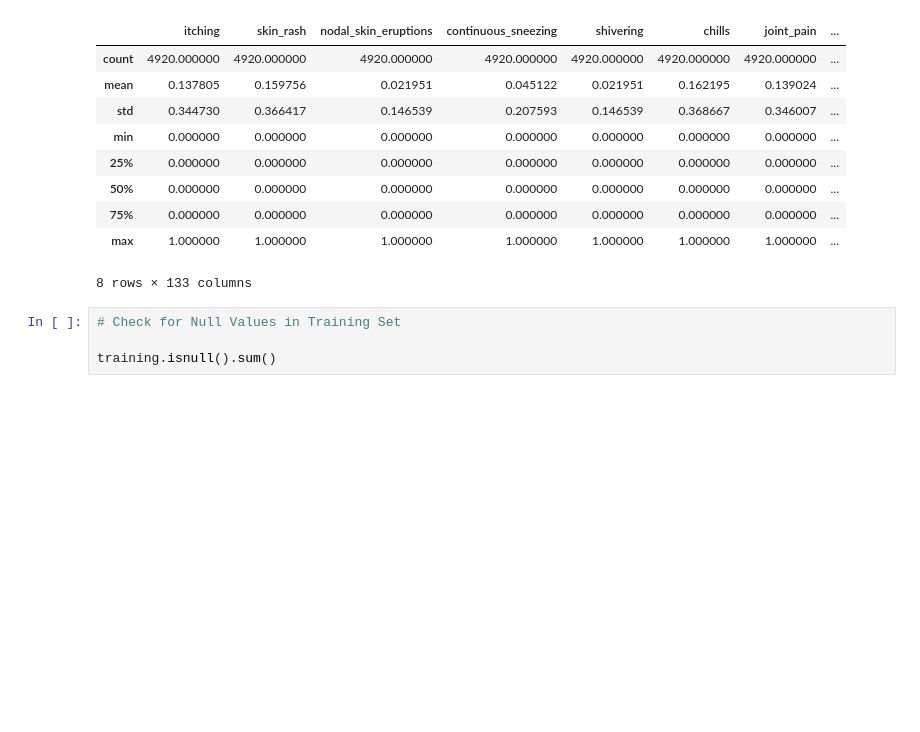
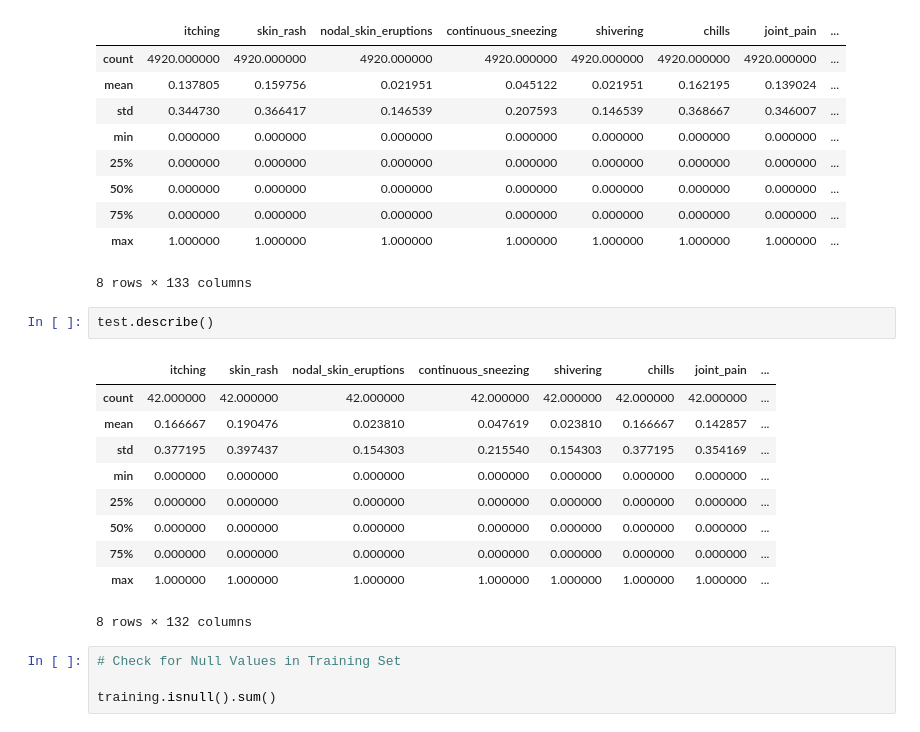
Before and after one commit to ssunsonic/Disease-Prediction, a Jupyter notebook: model.ipynb, the cells around one changed output. Cells and saved outputs as stored; diff of their text form; blank space fills up the shorter version.

```diff
--- a/model.ipynb
+++ b/model.ipynb
@@ -39,6 +39,19 @@ training.describe()
 | 75% | 0.000000 | 0.000000 | 0.000000 | 0.000000 | 0.000000 | 0.000000 | 0.000000 | ... |
 | max | 1.000000 | 1.000000 | 1.000000 | 1.000000 | 1.000000 | 1.000000 | 1.000000 | ... |
 8 rows × 133 columns
+# %%
+test.describe()
+# %% [output]
+|  | itching | skin_rash | nodal_skin_eruptions | continuous_sneezing | shivering | chills | joint_pain | ... |
+| count | 42.000000 | 42.000000 | 42.000000 | 42.000000 | 42.000000 | 42.000000 | 42.000000 | ... |
+| mean | 0.166667 | 0.190476 | 0.023810 | 0.047619 | 0.023810 | 0.166667 | 0.142857 | ... |
+| std | 0.377195 | 0.397437 | 0.154303 | 0.215540 | 0.154303 | 0.377195 | 0.354169 | ... |
+| min | 0.000000 | 0.000000 | 0.000000 | 0.000000 | 0.000000 | 0.000000 | 0.000000 | ... |
+| 25% | 0.000000 | 0.000000 | 0.000000 | 0.000000 | 0.000000 | 0.000000 | 0.000000 | ... |
+| 50% | 0.000000 | 0.000000 | 0.000000 | 0.000000 | 0.000000 | 0.000000 | 0.000000 | ... |
+| 75% | 0.000000 | 0.000000 | 0.000000 | 0.000000 | 0.000000 | 0.000000 | 0.000000 | ... |
+| max | 1.000000 | 1.000000 | 1.000000 | 1.000000 | 1.000000 | 1.000000 | 1.000000 | ... |
+8 rows × 132 columns
 # %%
 # Check for Null Values in Training Set
 
```
Also changed, not shown: parts of 19 cells of this notebook.
